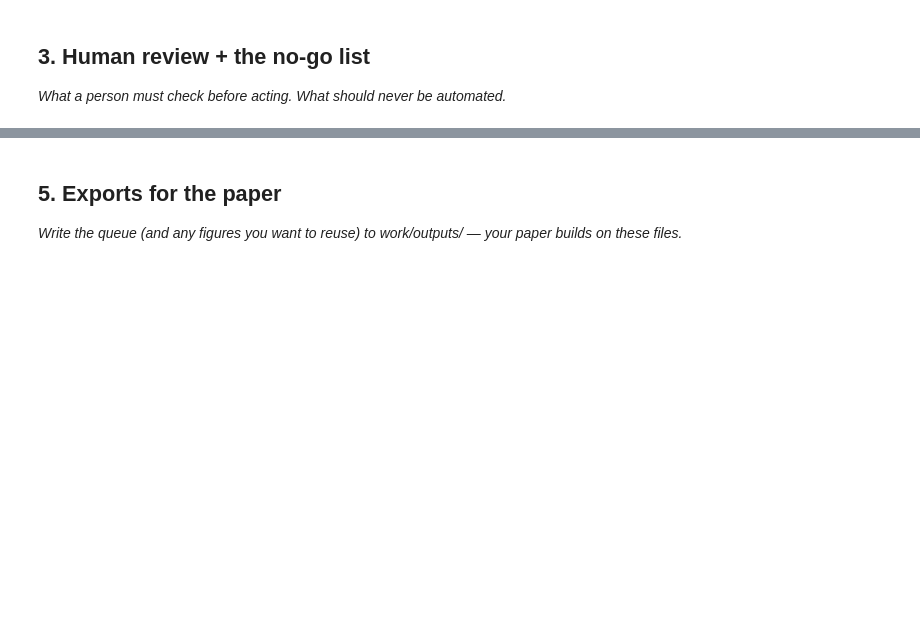
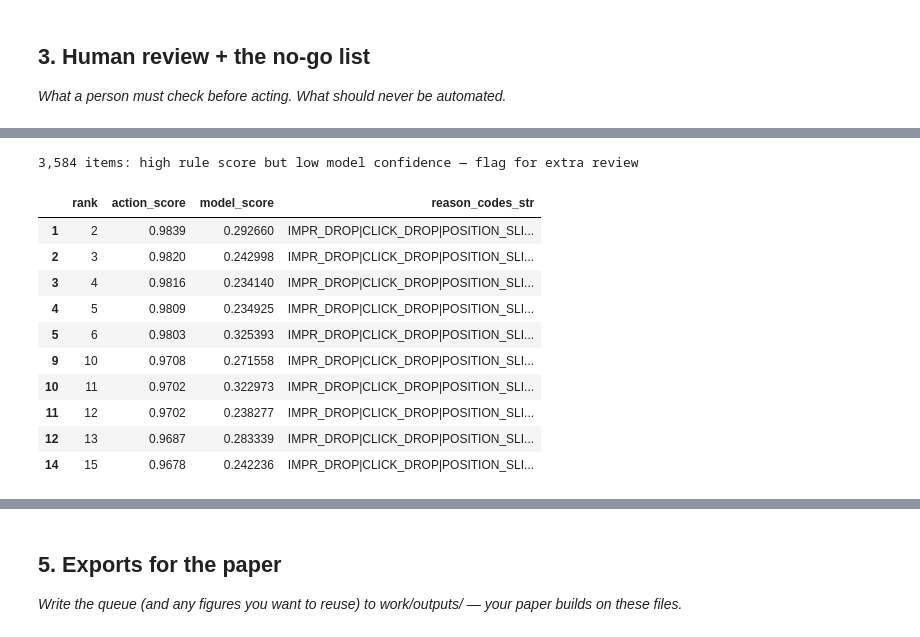
Before and after one commit to Szan-12345/FLYRANK-MACHINE-LEARNING, a Jupyter notebook: FLYRANK-MACHINE-LEARNING-main/work/notebooks/w07_action_playbook.ipynb, the cells around one changed output, grey strips where cells are left out. Saved outputs shown, nothing was run; the diff lists cells and outputs as text; code cells hidden in the pictures; blank space fills up the shorter version.

```diff
--- a/FLYRANK-MACHINE-LEARNING-main/work/notebooks/w07_action_playbook.ipynb
+++ b/FLYRANK-MACHINE-LEARNING-main/work/notebooks/w07_action_playbook.ipynb
@@ -26,0 +322,25 @@ This skeleton is yours to fill. Work the sections **in order** — each one has
+# %%
+# This cell is for CODE (numbers, a query, a check).
+# Write your text answer in the cell ABOVE this one — typing sentences here breaks Run All.
+# This cell is for CODE (numbers, a query, a check).
+# Surface the specific cases most likely to need the extra scrutiny named above:
+# rule/model disagreement, and low-confidence-but-high-rank items.
+disagreement = queue[
+    (queue['action_score'] > queue['action_score'].median()) &
+    (queue['model_confidence'] == 'low')
+]
+print(f"{len(disagreement):,} items: high rule score but low model confidence — flag for extra review")
+disagreement[['rank','action_score','model_score','reason_codes_str']].head(10)
+# %% [output]
+3,584 items: high rule score but low model confidence — flag for extra review
+|  | rank | action_score | model_score | reason_codes_str |
+| 1 | 2 | 0.9839 | 0.292660 | IMPR_DROP|CLICK_DROP|POSITION_SLI... |
+| 2 | 3 | 0.9820 | 0.242998 | IMPR_DROP|CLICK_DROP|POSITION_SLI... |
+| 3 | 4 | 0.9816 | 0.234140 | IMPR_DROP|CLICK_DROP|POSITION_SLI... |
+| 4 | 5 | 0.9809 | 0.234925 | IMPR_DROP|CLICK_DROP|POSITION_SLI... |
+| 5 | 6 | 0.9803 | 0.325393 | IMPR_DROP|CLICK_DROP|POSITION_SLI... |
+| 9 | 10 | 0.9708 | 0.271558 | IMPR_DROP|CLICK_DROP|POSITION_SLI... |
+| 10 | 11 | 0.9702 | 0.322973 | IMPR_DROP|CLICK_DROP|POSITION_SLI... |
+| 11 | 12 | 0.9702 | 0.238277 | IMPR_DROP|CLICK_DROP|POSITION_SLI... |
+| 12 | 13 | 0.9687 | 0.283339 | IMPR_DROP|CLICK_DROP|POSITION_SLI... |
+| 14 | 15 | 0.9678 | 0.242236 | IMPR_DROP|CLICK_DROP|POSITION_SLI... |
```
Also changed, not shown: parts of 21 cells of this notebook.
